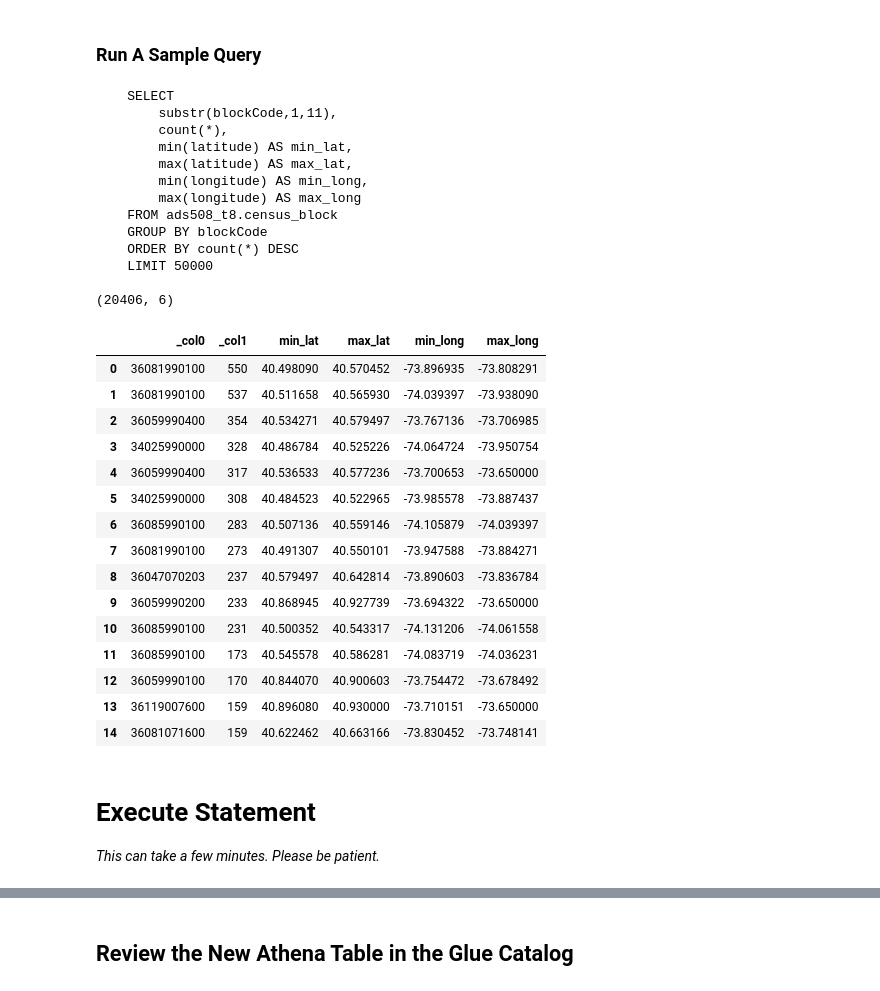
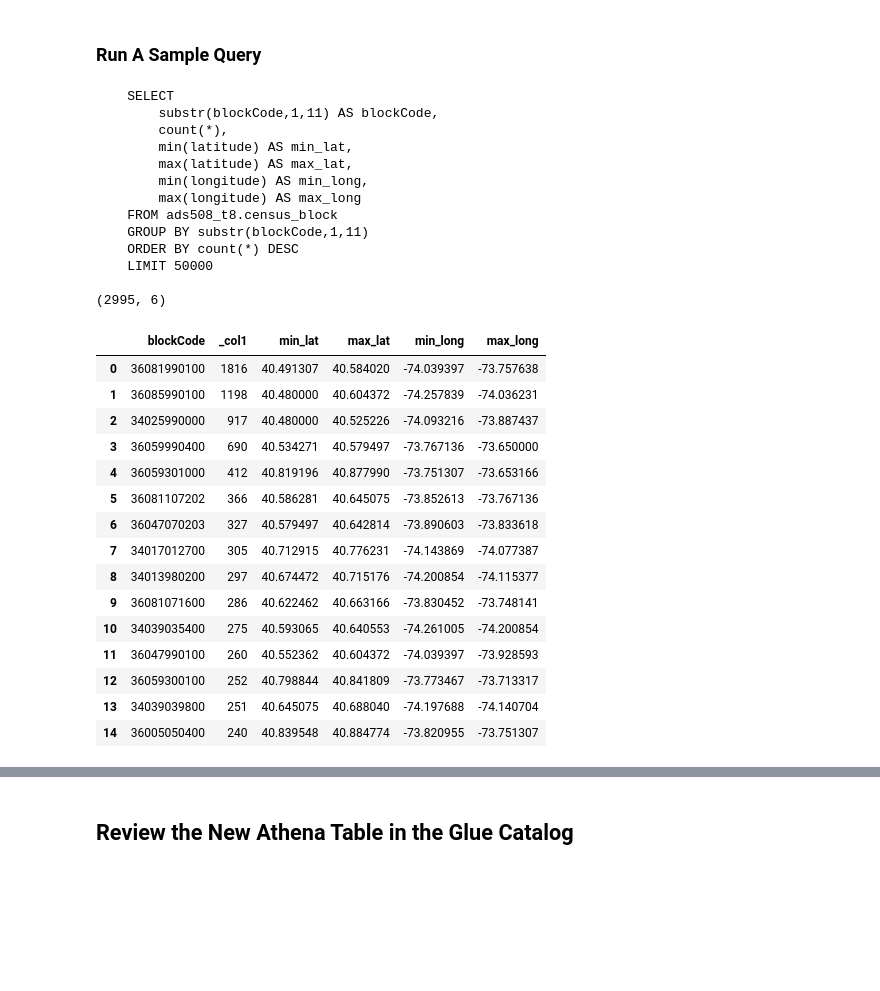
Before and after one commit to amcarr-ds/ML_modeling_using_AWS_proj, a Jupyter notebook: deliverables/00b_S3_Setup_Join_amc_v1.ipynb, the cells around one changed output, grey strips where cells are left out. Drawn from its saved outputs; the diff is of its cells as text; code cells hidden in the pictures; blank space fills up the shorter version.

```diff
--- a/deliverables/00b_S3_Setup_Join_amc_v1.ipynb
+++ b/deliverables/00b_S3_Setup_Join_amc_v1.ipynb
@@ -231,51 +204,51 @@ Dataframe contains records: True
 # %%
 ceb_select_dbn_stmnt01 = f"""
     SELECT
-        substr(blockCode,1,11),
+        substr(blockCode,1,11) AS blockCode,
         count(*),
         min(latitude) AS min_lat,
         max(latitude) AS max_lat,
         min(longitude) AS min_long,
         max(longitude) AS max_long
     FROM {database_name}.{ceb_tsv_tbl_name}
-    GROUP BY blockCode
+    GROUP BY substr(blockCode,1,11)
     ORDER BY count(*) DESC
     LIMIT 50000
     """
 
 print(ceb_select_dbn_stmnt01)
 
 ceb_df01_s01 = pd.read_sql(ceb_select_dbn_stmnt01,
                            conn)
 print(ceb_df01_s01.shape)
 display(ceb_df01_s01.head(15))
 # %% [output]
     SELECT
-        substr(blockCode,1,11),
+        substr(blockCode,1,11) AS blockCode,
         count(*),
         min(latitude) AS min_lat,
         max(latitude) AS max_lat,
         min(longitude) AS min_long,
         max(longitude) AS max_long
     FROM ads508_t8.census_block
-    GROUP BY blockCode
+    GROUP BY substr(blockCode,1,11)
     ORDER BY count(*) DESC
     LIMIT 50000
 
-(20406, 6)
+(2995, 6)
-|  | _col0 | _col1 | min_lat | max_lat | min_long | max_long |
-| 0 | 36081990100 | 550 | 40.498090 | 40.570452 | -73.896935 | -73.808291 |
-| 1 | 36081990100 | 537 | 40.511658 | 40.565930 | -74.039397 | -73.938090 |
-| 2 | 36059990400 | 354 | 40.534271 | 40.579497 | -73.767136 | -73.706985 |
-| 3 | 34025990000 | 328 | 40.486784 | 40.525226 | -74.064724 | -73.950754 |
-| 4 | 36059990400 | 317 | 40.536533 | 40.577236 | -73.700653 | -73.650000 |
-| 5 | 34025990000 | 308 | 40.484523 | 40.522965 | -73.985578 | -73.887437 |
-| 6 | 36085990100 | 283 | 40.507136 | 40.559146 | -74.105879 | -74.039397 |
-| 7 | 36081990100 | 273 | 40.491307 | 40.550101 | -73.947588 | -73.884271 |
-| 8 | 36047070203 | 237 | 40.579497 | 40.642814 | -73.890603 | -73.836784 |
-| 9 | 36059990200 | 233 | 40.868945 | 40.927739 | -73.694322 | -73.650000 |
-| 10 | 36085990100 | 231 | 40.500352 | 40.543317 | -74.131206 | -74.061558 |
-| 11 | 36085990100 | 173 | 40.545578 | 40.586281 | -74.083719 | -74.036231 |
-| 12 | 36059990100 | 170 | 40.844070 | 40.900603 | -73.754472 | -73.678492 |
-| 13 | 36119007600 | 159 | 40.896080 | 40.930000 | -73.710151 | -73.650000 |
-| 14 | 36081071600 | 159 | 40.622462 | 40.663166 | -73.830452 | -73.748141 |
+|  | blockCode | _col1 | min_lat | max_lat | min_long | max_long |
+| 0 | 36081990100 | 1816 | 40.491307 | 40.584020 | -74.039397 | -73.757638 |
+| 1 | 36085990100 | 1198 | 40.480000 | 40.604372 | -74.257839 | -74.036231 |
+| 2 | 34025990000 | 917 | 40.480000 | 40.525226 | -74.093216 | -73.887437 |
+| 3 | 36059990400 | 690 | 40.534271 | 40.579497 | -73.767136 | -73.650000 |
+| 4 | 36059301000 | 412 | 40.819196 | 40.877990 | -73.751307 | -73.653166 |
+| 5 | 36081107202 | 366 | 40.586281 | 40.645075 | -73.852613 | -73.767136 |
+| 6 | 36047070203 | 327 | 40.579497 | 40.642814 | -73.890603 | -73.833618 |
+| 7 | 34017012700 | 305 | 40.712915 | 40.776231 | -74.143869 | -74.077387 |
+| 8 | 34013980200 | 297 | 40.674472 | 40.715176 | -74.200854 | -74.115377 |
+| 9 | 36081071600 | 286 | 40.622462 | 40.663166 | -73.830452 | -73.748141 |
+| 10 | 34039035400 | 275 | 40.593065 | 40.640553 | -74.261005 | -74.200854 |
+| 11 | 36047990100 | 260 | 40.552362 | 40.604372 | -74.039397 | -73.928593 |
+| 12 | 36059300100 | 252 | 40.798844 | 40.841809 | -73.773467 | -73.713317 |
+| 13 | 34039039800 | 251 | 40.645075 | 40.688040 | -74.197688 | -74.140704 |
+| 14 | 36005050400 | 240 | 40.839548 | 40.884774 | -73.820955 | -73.751307 |
@@ -285,3 +254,0 @@ abt_s3_data_path = f"s3://{bucket}/ABT"
-# %% [markdown]
-# Execute Statement
-_This can take a few minutes.  Please be patient._
```
Also changed, not shown: parts of 19 cells of this notebook, 1 other file.
